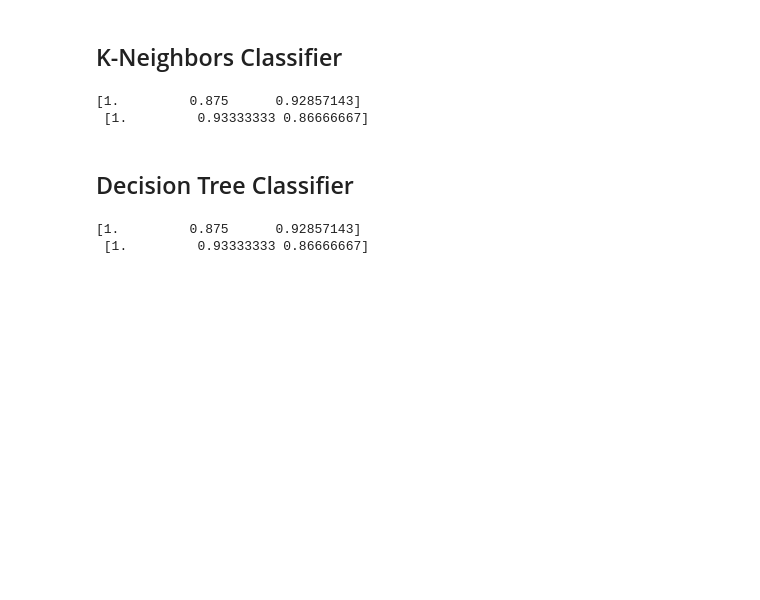
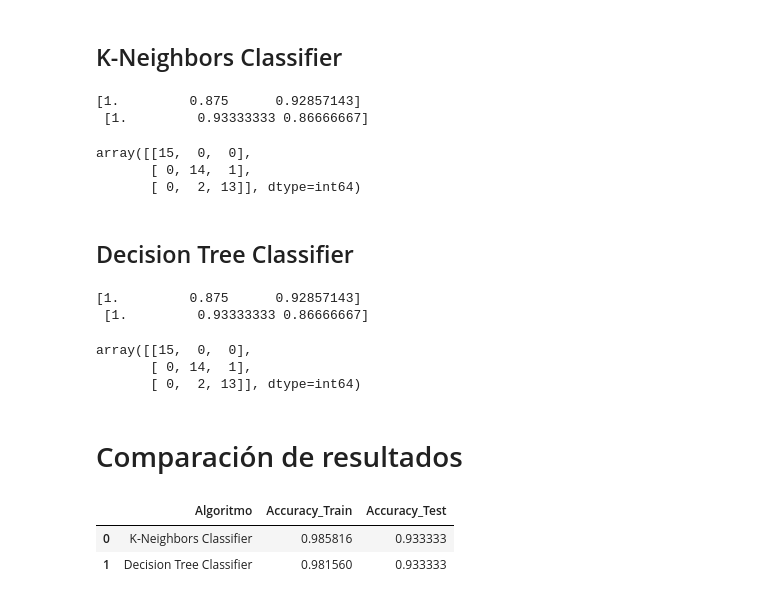
Before and after one commit to FguerraCarrazana/Pr-ctica-laboral-ML, a Jupyter notebook: iris.ipynb, the cells around one changed output. Cells and saved outputs as stored; diff of their text form; code cells hidden in the pictures; blank space fills up the shorter version.

```diff
--- a/iris.ipynb
+++ b/iris.ipynb
@@ -117,5 +118,5 @@ accuracy_score(Y_train,y_train_knn_pred)
 from sklearn.tree import DecisionTreeClassifier
 from sklearn.model_selection import cross_val_predict
 
-tree_clf = DecisionTreeClassifier(max_depth=5)
+tree_clf = DecisionTreeClassifier(max_depth=3)
 tree_clf = tree_clf.fit(X_train,Y_train)
@@ -124,8 +123,9 @@ tree_clf = tree_clf.fit(X_train,Y_train)
 # %%
 
 from sklearn.metrics import precision_score, recall_score
-y_train_tree_pred = cross_val_predict(tree_clf, X_train, Y_train, cv=3)
+y_train_tree_pred = cross_val_predict(tree_clf, X_train, Y_train, cv=5)
 precision_score = precision_score(Y_train, y_train_tree_pred, average=None)
 recall_score = recall_score(Y_train,y_train_tree_pred,average=None)
 print(f"{precision_score} \n {recall_score}")
+confusion_matrix(Y_train,y_train_tree_pred)
 # %% [output]
@@ -141,21 +144,40 @@ accuracy_score(Y_train,y_train_tree_pred)
 ## K-Neighbors Classifier
 # %%
 from sklearn.metrics import precision_score, recall_score
-y_test_knn_pred = cross_val_predict(knn_clf, X_test, Y_test, cv=3)
+y_test_knn_pred = knn_clf.predict(X_test)
 precision_score = precision_score(Y_test, y_test_knn_pred, average=None)
 recall_score = recall_score(Y_test,y_test_knn_pred,average=None)
 print(f"{precision_score} \n {recall_score}")
+confusion_matrix(Y_test,y_test_knn_pred)
 # %% [output]
 [1.         0.875      0.92857143]
  [1.         0.93333333 0.86666667]
+array([[15,  0,  0],
+       [ 0, 14,  1],
+       [ 0,  2, 13]], dtype=int64)
 # %% [markdown]
 ## Decision Tree Classifier
 # %%
 from sklearn.metrics import precision_score, recall_score
-y_test_tree_pred = cross_val_predict(tree_clf, X_test, Y_test, cv=3)
+y_test_tree_pred = tree_clf.predict(X_test)
 precision_score_tree = precision_score(Y_test, y_test_tree_pred, average=None)
 recall_score_tree = recall_score(Y_test,y_test_tree_pred,average=None)
 print(f"{precision_score_tree} \n {recall_score_tree}")
+confusion_matrix(Y_test,y_test_tree_pred)
 # %% [output]
 [1.         0.875      0.92857143]
  [1.         0.93333333 0.86666667]
+array([[15,  0,  0],
+       [ 0, 14,  1],
+       [ 0,  2, 13]], dtype=int64)
+# %% [markdown]
+# Comparación de resultados
+# %%
+df_res = pd.DataFrame({'Algoritmo': ['K-Neighbors Classifier','Decision Tree Classifier'],
+                    'Accuracy_Train':[accuracy_score(Y_train,y_train_knn_pred),accuracy_score(Y_train,y_train_tree_pred)],
+                    'Accuracy_Test':[accuracy_score(Y_test,y_test_knn_pred),accuracy_score(Y_test,y_test_tree_pred)]})
+df_res
+# %% [output]
+|  | Algoritmo | Accuracy_Train | Accuracy_Test |
+| 0 | K-Neighbors Classifier | 0.985816 | 0.933333 |
+| 1 | Decision Tree Classifier | 0.981560 | 0.933333 |
```
Also changed, not shown: parts of 7 cells of this notebook, 2 other files.
